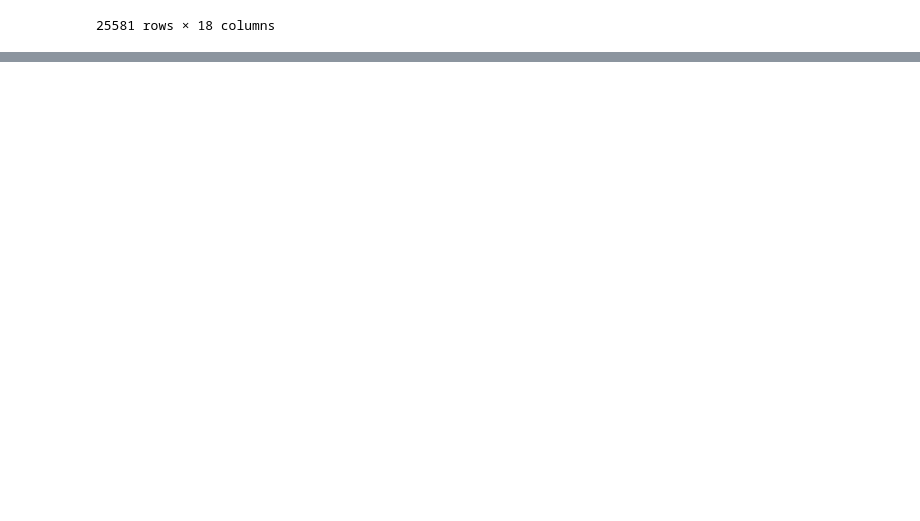
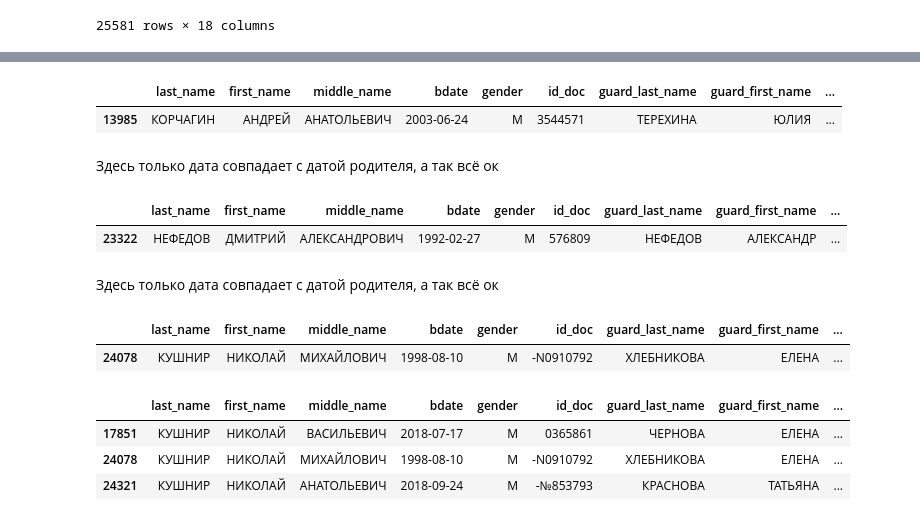
Before and after one commit to stmareii/hahaton-mgpu, a Jupyter notebook: fill_na_id.ipynb, the cells around one changed output, grey strips where cells are left out. Cells and saved outputs as stored; diff of their text form; code cells hidden in the pictures; blank space fills up the shorter version.

```diff
--- a/fill_na_id.ipynb
+++ b/fill_na_id.ipynb
@@ -347,0 +571,3 @@ Name: count, Length: 640, dtype: int64
+# %%
+# здесь исправим дату его рождения
+df_without_na.loc[1769, 'bdate'] = '2018-09-14'
@@ -347,0 +584,4 @@ Name: count, Length: 640, dtype: int64
+# %%
+df_without_na[df_without_na['id_doc'] == '18151280']
+# здесь исправим дату ее рождения
+df_without_na.loc[9948, 'bdate'] = '2011-08-13'
@@ -347,0 +670,26 @@ Name: count, Length: 640, dtype: int64
+# %%
+df_without_na[(df_without_na['last_name'] == 'КОРЧАГИН') & (df_without_na['first_name'] == 'АНДРЕЙ')]
+# %% [output]
+|  | last_name | first_name | middle_name | bdate | gender | id_doc | guard_last_name | guard_first_name | ... |
+| 13985 | КОРЧАГИН | АНДРЕЙ | АНАТОЛЬЕВИЧ | 2003-06-24 | М | 3544571 | ТЕРЕХИНА | ЮЛИЯ | ... |
+# %% [markdown]
+Здесь только дата совпадает с датой родителя, а так всё ок
+# %%
+df_without_na[df_without_na['id_doc'] == '576809']
+# %% [output]
+|  | last_name | first_name | middle_name | bdate | gender | id_doc | guard_last_name | guard_first_name | ... |
+| 23322 | НЕФЕДОВ | ДМИТРИЙ | АЛЕКСАНДРОВИЧ | 1992-02-27 | М | 576809 | НЕФЕДОВ | АЛЕКСАНДР | ... |
+# %% [markdown]
+Здесь только дата совпадает с датой родителя, а так всё ок
+# %%
+df_without_na[df_without_na['id_doc'] == '-N0910792']
+# %% [output]
+|  | last_name | first_name | middle_name | bdate | gender | id_doc | guard_last_name | guard_first_name | ... |
+| 24078 | КУШНИР | НИКОЛАЙ | МИХАЙЛОВИЧ | 1998-08-10 | М | -N0910792 | ХЛЕБНИКОВА | ЕЛЕНА | ... |
+# %%
+df_without_na[(df_without_na['last_name'] == 'КУШНИР') & (df_without_na['first_name'] == 'НИКОЛАЙ')]
+# %% [output]
+|  | last_name | first_name | middle_name | bdate | gender | id_doc | guard_last_name | guard_first_name | ... |
+| 17851 | КУШНИР | НИКОЛАЙ | ВАСИЛЬЕВИЧ | 2018-07-17 | М | 0365861 | ЧЕРНОВА | ЕЛЕНА | ... |
+| 24078 | КУШНИР | НИКОЛАЙ | МИХАЙЛОВИЧ | 1998-08-10 | М | -N0910792 | ХЛЕБНИКОВА | ЕЛЕНА | ... |
+| 24321 | КУШНИР | НИКОЛАЙ | АНАТОЛЬЕВИЧ | 2018-09-24 | М | -№853793 | КРАСНОВА | ТАТЬЯНА | ... |
```
Also changed, not shown: parts of 55 cells of this notebook, 1 other file.
